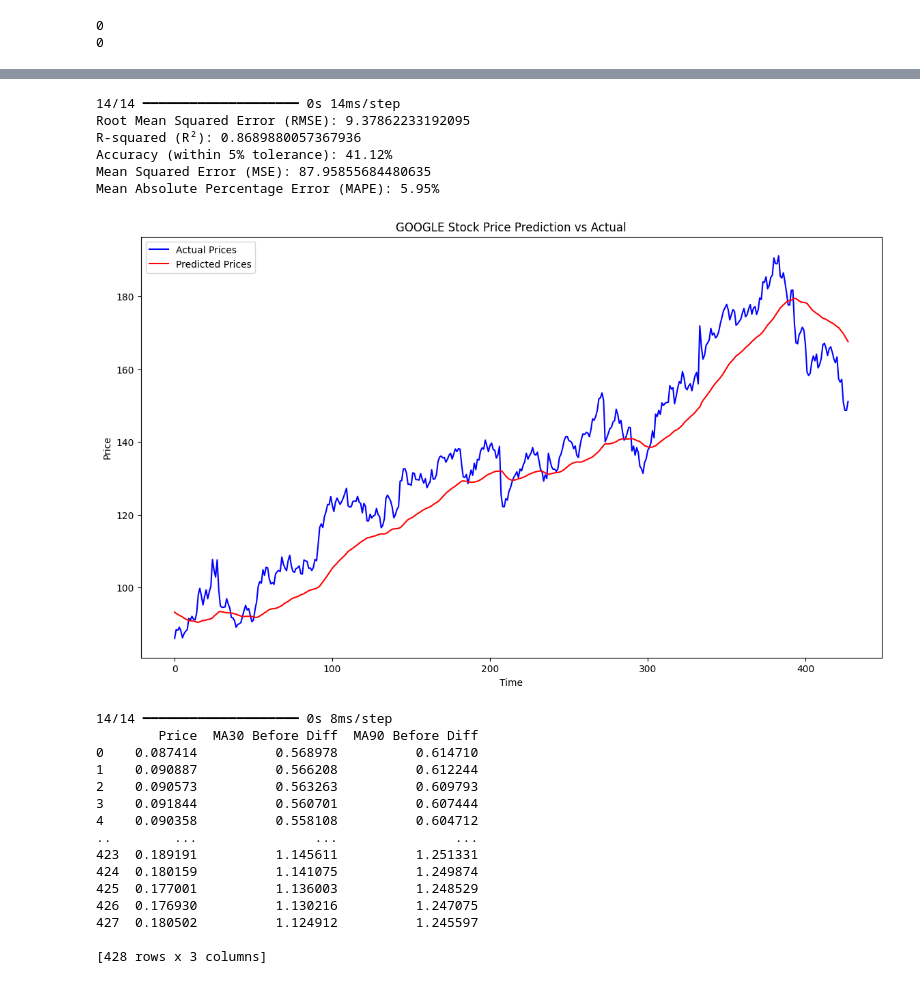
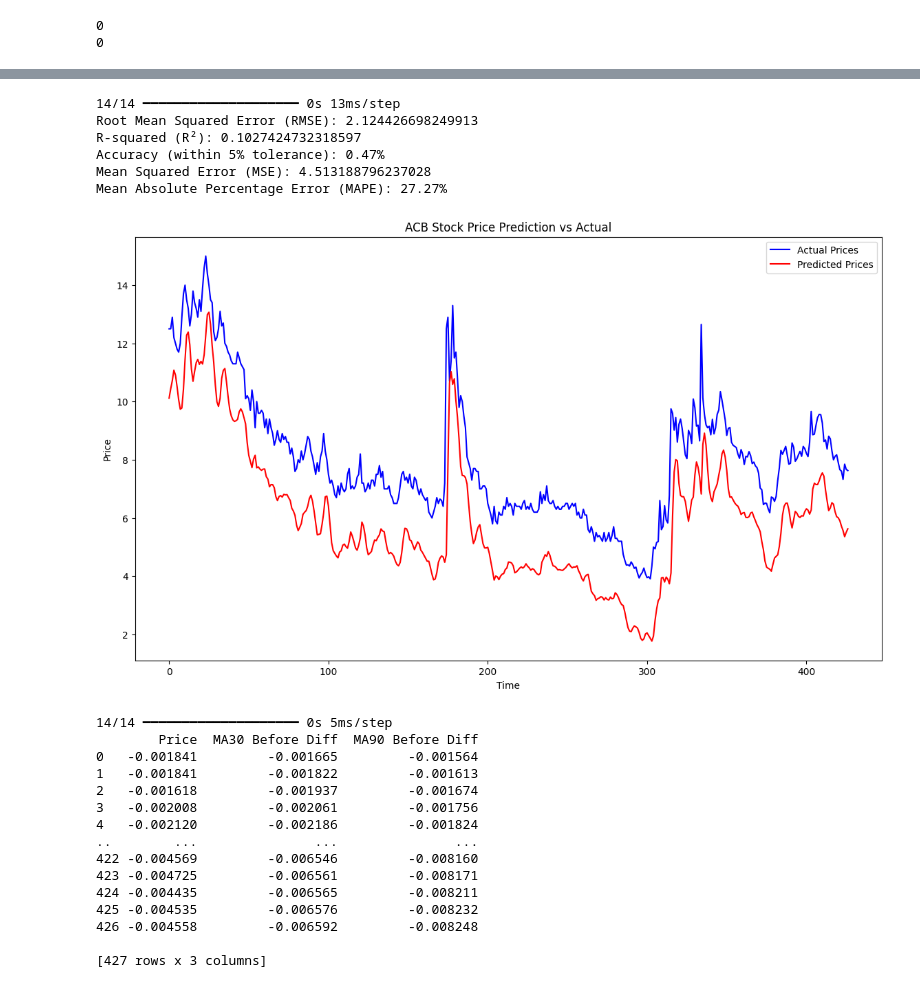
Before and after one commit to anyud/final, a Jupyter notebook: Data_stock/LSTM_new.ipynb, the cells around one changed output, grey strips where cells are left out. Cells and saved outputs as stored; diff of their text form; code cells hidden in the pictures.

```diff
--- a/Data_stock/LSTM_new.ipynb
+++ b/Data_stock/LSTM_new.ipynb
@@ -62,7 +62,7 @@ bid_processed.to_csv('D:\\Github anyud\\final\\Data_stock\\BID_Processed.csv', i
  'D:\\Github anyud\\final\\Data_stock\\BID_Processed.csv']
 # %%
 acb_data = pd.read_csv("D:\\Github anyud\\final\\Data_stock\\ACB_Processed.csv")
-aapl_data = pd.read_csv('D:\\Github anyud\\final\\Data_stock\\GOOGL_Processed.csv')
+aapl_data = pd.read_csv('D:\\Github anyud\\final\\Data_stock\\ACB_Processed.csv')
 bid_data = pd.read_csv('D:\\Github anyud\\final\\Data_stock\\BID_Processed.csv')
 fpt_data = pd.read_csv('D:\\Github anyud\\final\\Data_stock\\FPT_Processed.csv')
 googl_data = pd.read_csv('D:\\Github anyud\\final\\Data_stock\\GOOGL_Processed.csv')
@@ -259,7 +259,7 @@ tuner = kt.RandomSearch(
     max_trials=10,         # Number of hyperparameter combinations to try
     executions_per_trial=1, # How many models to train per trial for more robustness
     directory='tuning_dir', # Where to save tuning results
-    project_name='google_tuning' # Name of the tuning project
+    project_name='acb_tuning' # Name of the tuning project
 )
 
 # Print a summary of the search space
@@ -348,37 +348,37 @@ print(f"Mean Squared Error (MSE): {mse}")
 mape = np.mean(np.abs((actuals - predictions) / actuals)) * 100
 print(f"Mean Absolute Percentage Error (MAPE): {mape:.2f}%")
 # %% [output]
-14/14 ━━━━━━━━━━━━━━━━━━━━ 0s 14ms/step
-Root Mean Squared Error (RMSE): 9.37862233192095
-R-squared (R²): 0.8689880057367936
-Accuracy (within 5% tolerance): 41.12%
-Mean Squared Error (MSE): 87.95855684480635
-Mean Absolute Percentage Error (MAPE): 5.95%
+14/14 ━━━━━━━━━━━━━━━━━━━━ 0s 13ms/step
+Root Mean Squared Error (RMSE): 2.124426698249913
+R-squared (R²): 0.1027424732318597
+Accuracy (within 5% tolerance): 0.47%
+Mean Squared Error (MSE): 4.513188796237028
+Mean Absolute Percentage Error (MAPE): 27.27%
 # %%
 import matplotlib.pyplot as plt
 import numpy as np
 
 # Plot predictions vs actuals
 plt.figure(figsize=(14, 8))
 
 # Plot actual prices
 plt.plot(actuals, label='Actual Prices', color='blue')
 
 # Plot predicted prices
 plt.plot(predictions, label='Predicted Prices', color='red')
 
 # Add title and labels
-plt.title('GOOGLE Stock Price Prediction vs Actual')
+plt.title('ACB Stock Price Prediction vs Actual')
 plt.xlabel('Time')
 plt.ylabel('Price')
 
 # Add a legend to differentiate the two lines
 plt.legend()
 
 # Display the plot
 plt.show()
 # %% [output]
-[figure, old version]
+[figure, new version]
 # %%
 import pandas as pd
 import matplotlib.pyplot as plt
@@ -450,18 +450,18 @@ print(aligned_test_full)
 # plt.legend()
 # plt.show()
 # %% [output]
-14/14 ━━━━━━━━━━━━━━━━━━━━ 0s 8ms/step
+14/14 ━━━━━━━━━━━━━━━━━━━━ 0s 5ms/step
         Price  MA30 Before Diff  MA90 Before Diff
-0    0.087414          0.568978          0.614710
-1    0.090887          0.566208          0.612244
-2    0.090573          0.563263          0.609793
-3    0.091844          0.560701          0.607444
-4    0.090358          0.558108          0.604712
+0   -0.001841         -0.001665         -0.001564
+1   -0.001841         -0.001822         -0.001613
+2   -0.001618         -0.001937         -0.001674
+3   -0.002008         -0.002061         -0.001756
+4   -0.002120         -0.002186         -0.001824
 ..        ...               ...               ...
-423  0.189191          1.145611          1.251331
-424  0.180159          1.141075          1.249874
-425  0.177001          1.136003          1.248529
-426  0.176930          1.130216          1.247075
-427  0.180502          1.124912          1.245597
+422 -0.004569         -0.006546         -0.008160
+423 -0.004725         -0.006561         -0.008171
+424 -0.004435         -0.006565         -0.008211
+425 -0.004535         -0.006576         -0.008232
+426 -0.004558         -0.006592         -0.008248
 
-[428 rows x 3 columns]
+[427 rows x 3 columns]
```
Also changed, not shown: parts of 4 cells of this notebook, 8 other files.
